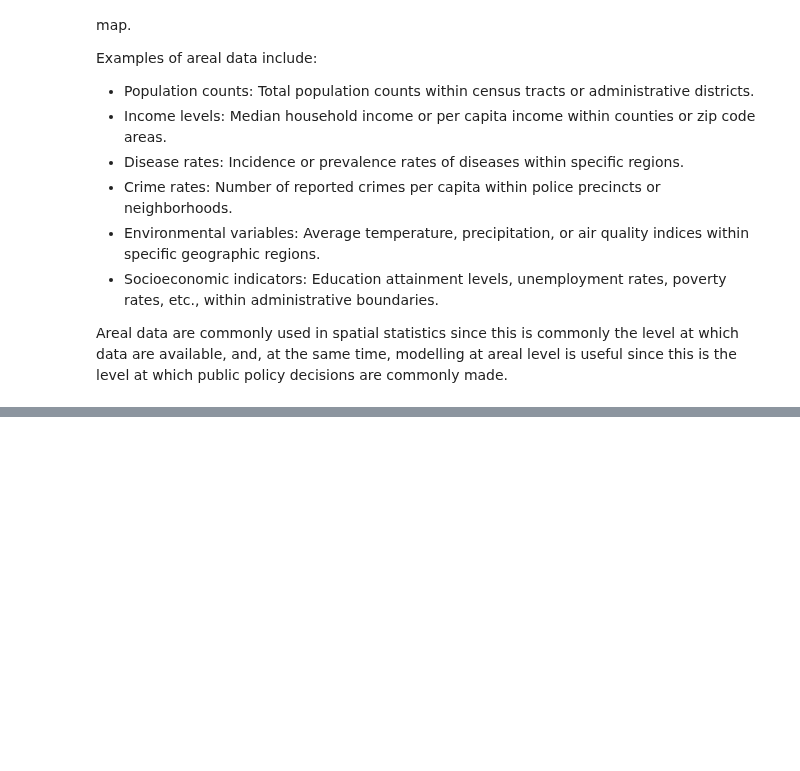
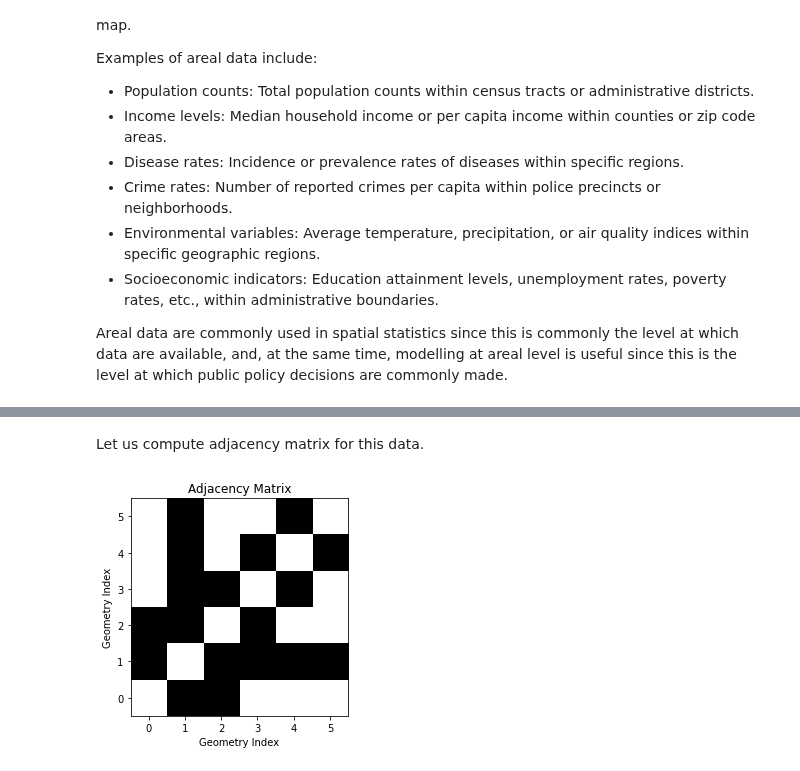
Before and after one commit to elizavetasemenova/prob-epi, a Jupyter notebook: 16_areal_data.ipynb, the cells around one changed output, grey strips where cells are left out. Drawn from its saved outputs; the diff is of its cells as text; code cells hidden in the pictures; blank space fills up the shorter version.

```diff
--- a/16_areal_data.ipynb
+++ b/16_areal_data.ipynb
@@ -64,0 +93,31 @@ plt.show()
+# %% [markdown]
+Let us compute adjacency matrix for this data.
+# %%
+def compute_adjacency_matrix(gdf):
+    num_geometries = len(gdf)
+    adjacency_matrix = np.zeros((num_geometries, num_geometries), dtype=int)
+
+    for idx1, geometry1 in enumerate(gdf.geometry):
+        for idx2, geometry2 in enumerate(gdf.geometry):
+            if idx1 != idx2:
+                if geometry1.touches(geometry2):  # Check if geometries share a common boundary
+                    adjacency_matrix[idx1, idx2] = 1
+
+    return adjacency_matrix
+
+def visualize_adjacency_matrix(matrix):
+    plt.figure(figsize=(6, 4))
+    plt.imshow(matrix, cmap='binary', origin='lower')
+    plt.title('Adjacency Matrix')
+    plt.xlabel('Geometry Index')
+    plt.ylabel('Geometry Index')
+    plt.grid(False)
+    plt.show()
+
+# Compute adjacency matrix
+adjacency_matrix = compute_adjacency_matrix(gdf_admin)
+
+# Visualize the adjacency matrix
+visualize_adjacency_matrix(adjacency_matrix)
+# %% [output]
+[figure, added]
```
Also changed, not shown: parts of 8 cells of this notebook, 1 other file.
